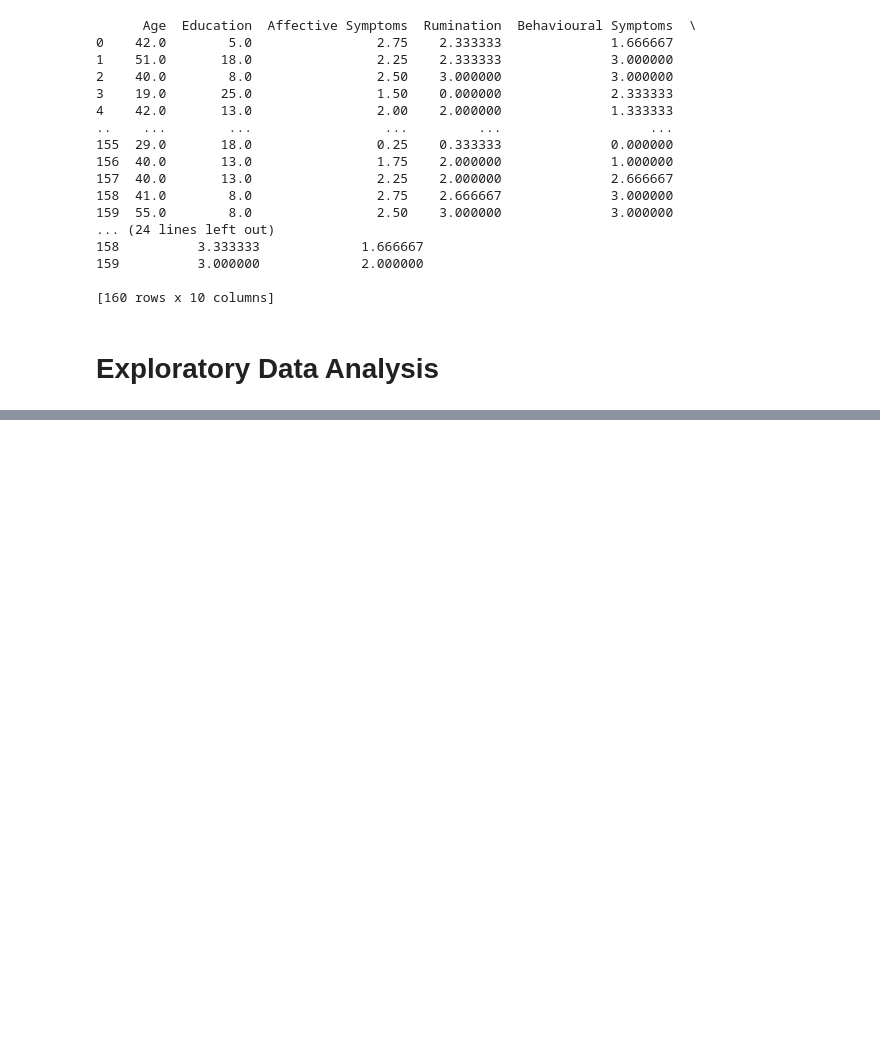
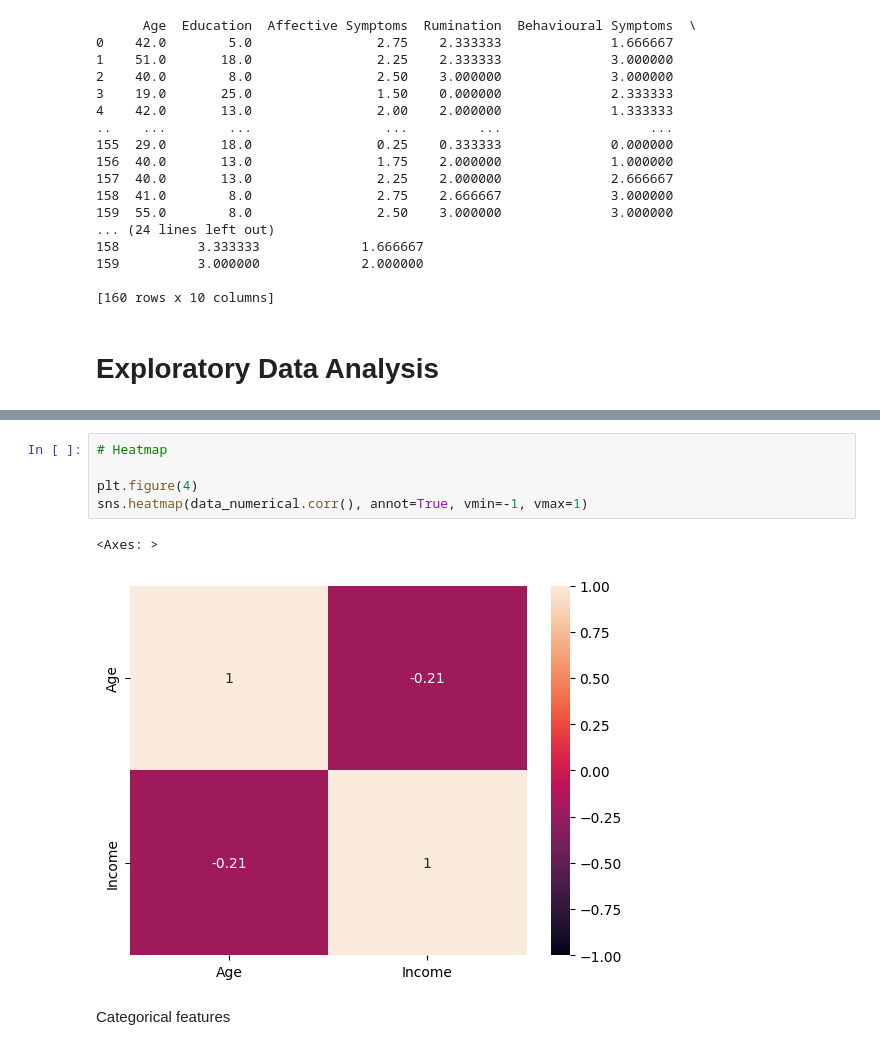
Before and after one commit to categrd/EcoCity, a Jupyter notebook: Final zip/1. Preprocessing.ipynb, the cells around one changed output, grey strips where cells are left out. Drawn from its saved outputs; the diff is of its cells as text; blank space fills up the shorter version.

```diff
--- a/Final zip/1. Preprocessing.ipynb
+++ b/Final zip/1. Preprocessing.ipynb
@@ -173,0 +258,10 @@ final_df.to_csv('final_df.csv')
+# %%
+# Heatmap
+
+plt.figure(4)
+sns.heatmap(data_numerical.corr(), annot=True, vmin=-1, vmax=1)
+# %% [output]
+<Axes: >
+[figure, added]
+# %% [markdown]
+Categorical features
```
Also changed, not shown: parts of 11 cells of this notebook.
